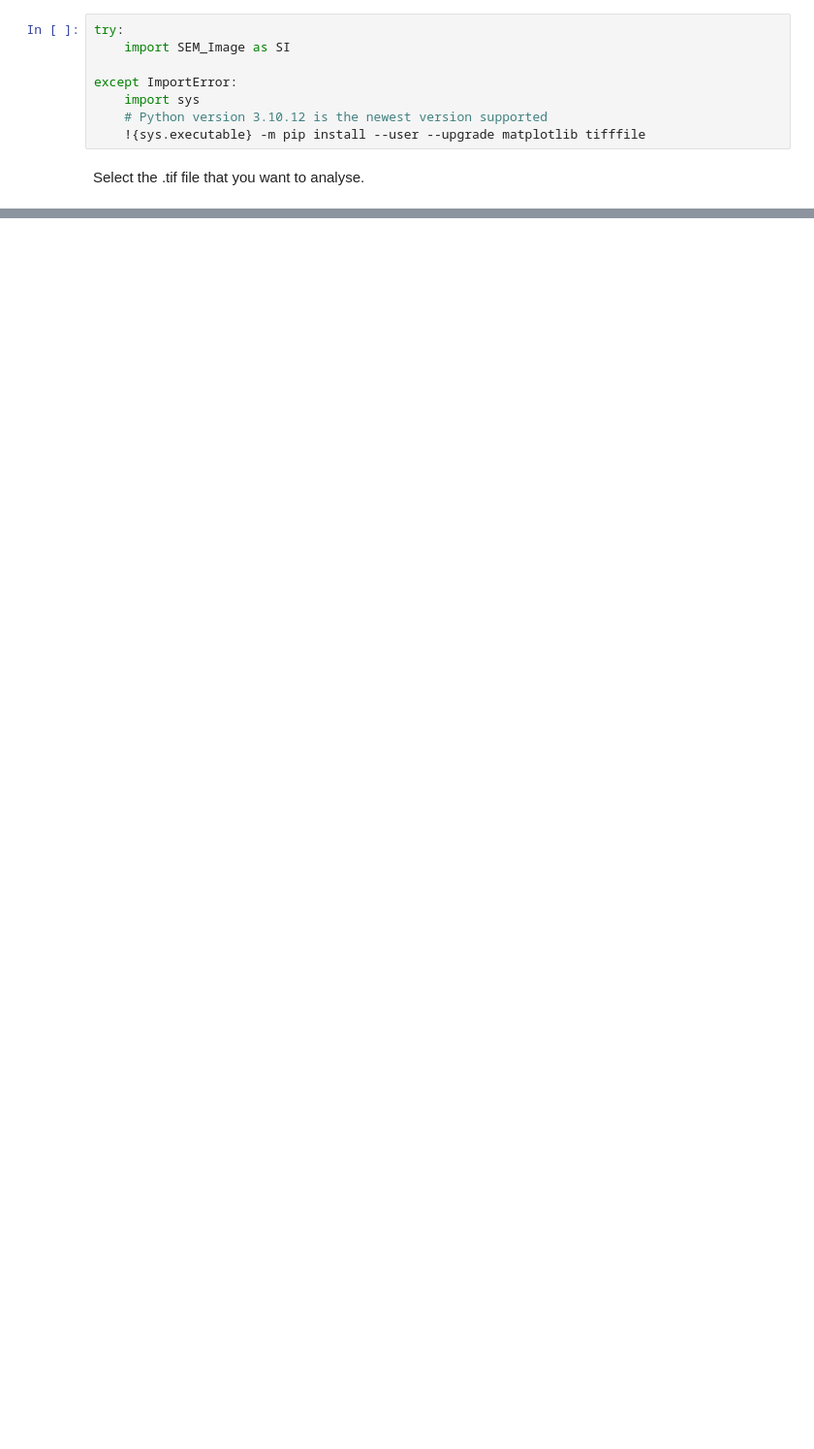
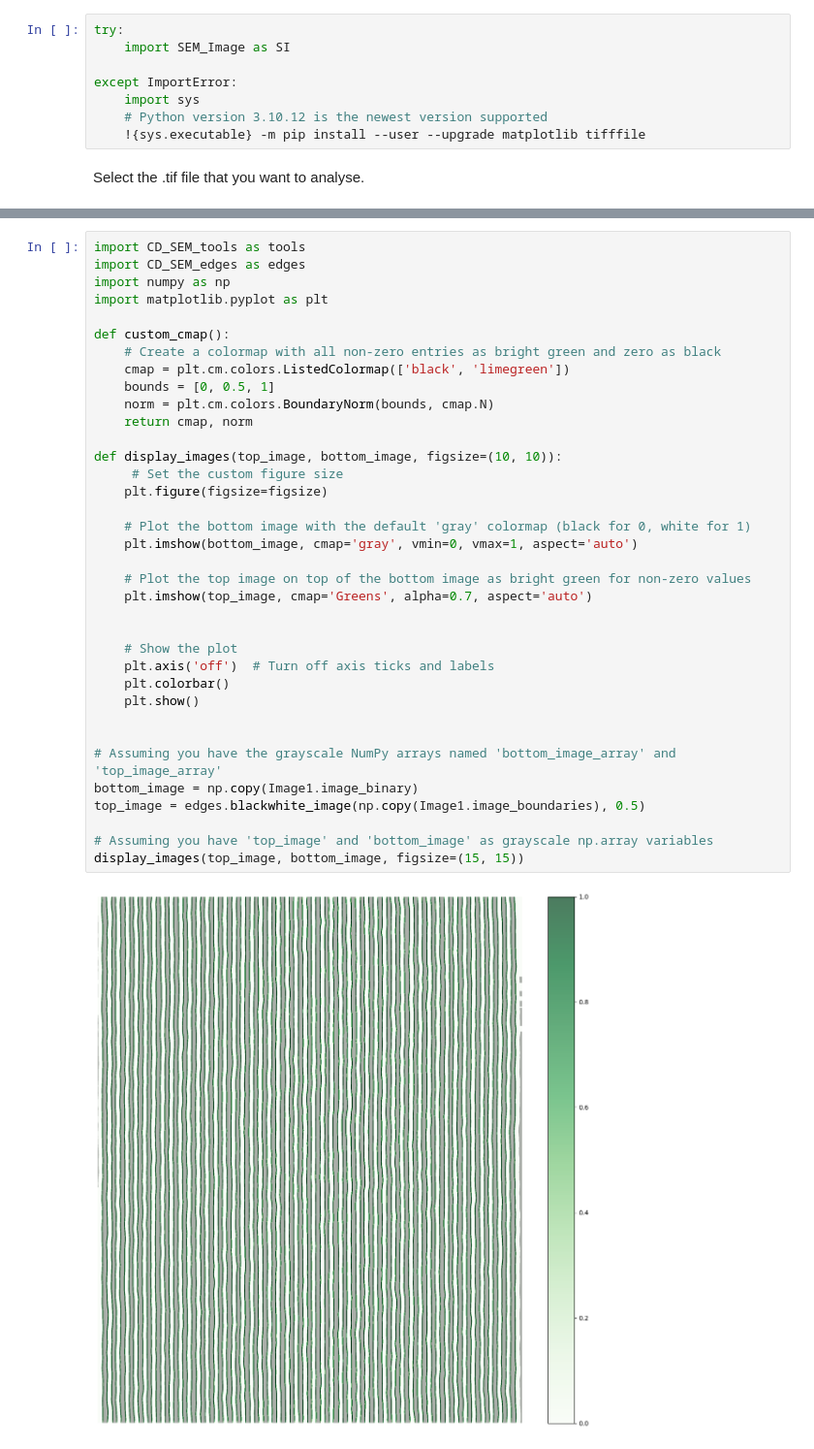
Before and after one commit to DevinGrabner/CD-SEM, a Jupyter notebook: RunThis_CD_SEM_Analysis.ipynb, the cells around one changed output, grey strips where cells are left out. Shown at 97% size. Cells and saved outputs as stored; diff of their text form; blank space fills up the shorter version.

```diff
--- a/RunThis_CD_SEM_Analysis.ipynb
+++ b/RunThis_CD_SEM_Analysis.ipynb
@@ -21,0 +22,38 @@ Average Rotation Angle: 0.78 Degrees
+# %%
+import CD_SEM_tools as tools
+import CD_SEM_edges as edges
+import numpy as np
+import matplotlib.pyplot as plt
+
+def custom_cmap():
+    # Create a colormap with all non-zero entries as bright green and zero as black
+    cmap = plt.cm.colors.ListedColormap(['black', 'limegreen'])
+    bounds = [0, 0.5, 1]
+    norm = plt.cm.colors.BoundaryNorm(bounds, cmap.N)
+    return cmap, norm
+
+def display_images(top_image, bottom_image, figsize=(10, 10)):
+     # Set the custom figure size
+    plt.figure(figsize=figsize)
+
+    # Plot the bottom image with the default 'gray' colormap (black for 0, white for 1)
+    plt.imshow(bottom_image, cmap='gray', vmin=0, vmax=1, aspect='auto')
+
+    # Plot the top image on top of the bottom image as bright green for non-zero values
+    plt.imshow(top_image, cmap='Greens', alpha=0.7, aspect='auto')
+
+
+    # Show the plot
+    plt.axis('off')  # Turn off axis ticks and labels
+    plt.colorbar()
+    plt.show()
+
+
+# Assuming you have the grayscale NumPy arrays named 'bottom_image_array' and 'top_image_array'
+bottom_image = np.copy(Image1.image_binary)
+top_image = edges.blackwhite_image(np.copy(Image1.image_boundaries), 0.5)
+
+# Assuming you have 'top_image' and 'bottom_image' as grayscale np.array variables
+display_images(top_image, bottom_image, figsize=(15, 15))
+# %% [output]
+[figure, added]
```
Also changed, not shown: parts of 1 cell of this notebook, 2 other files.
